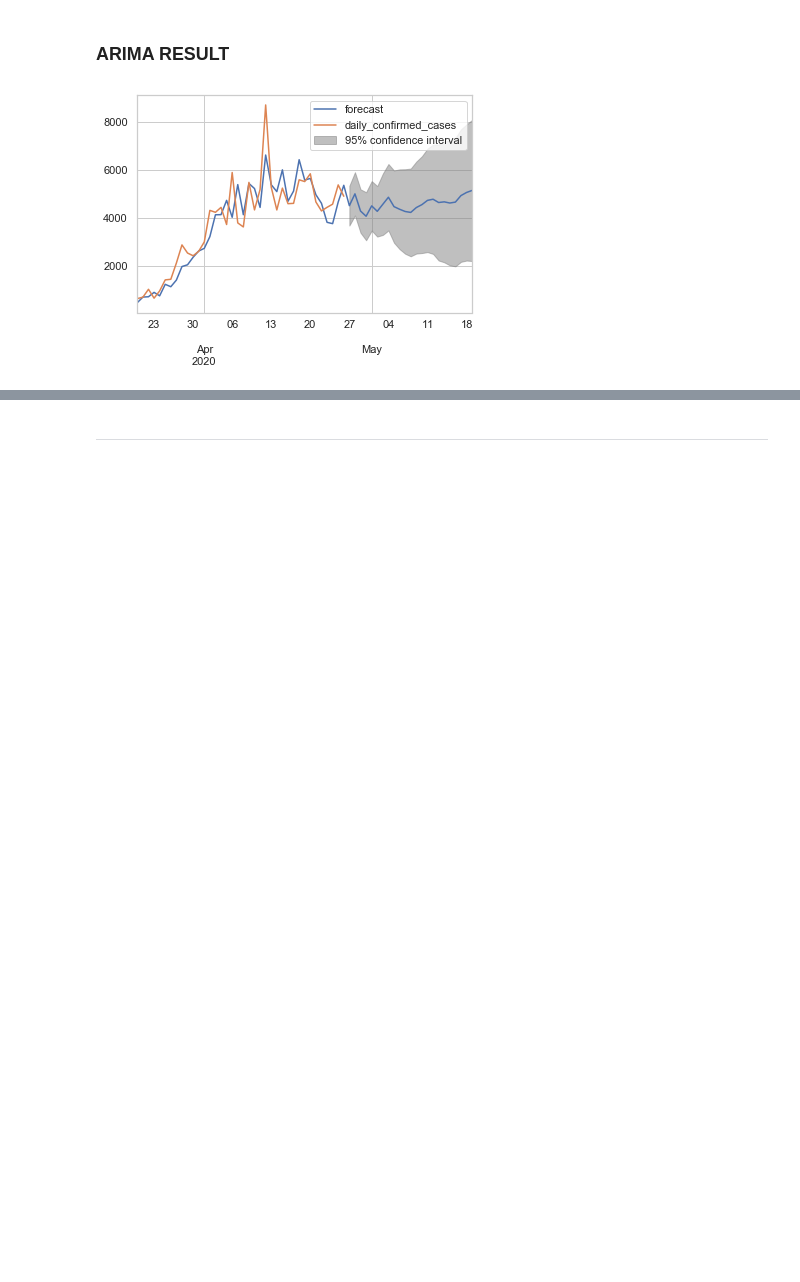
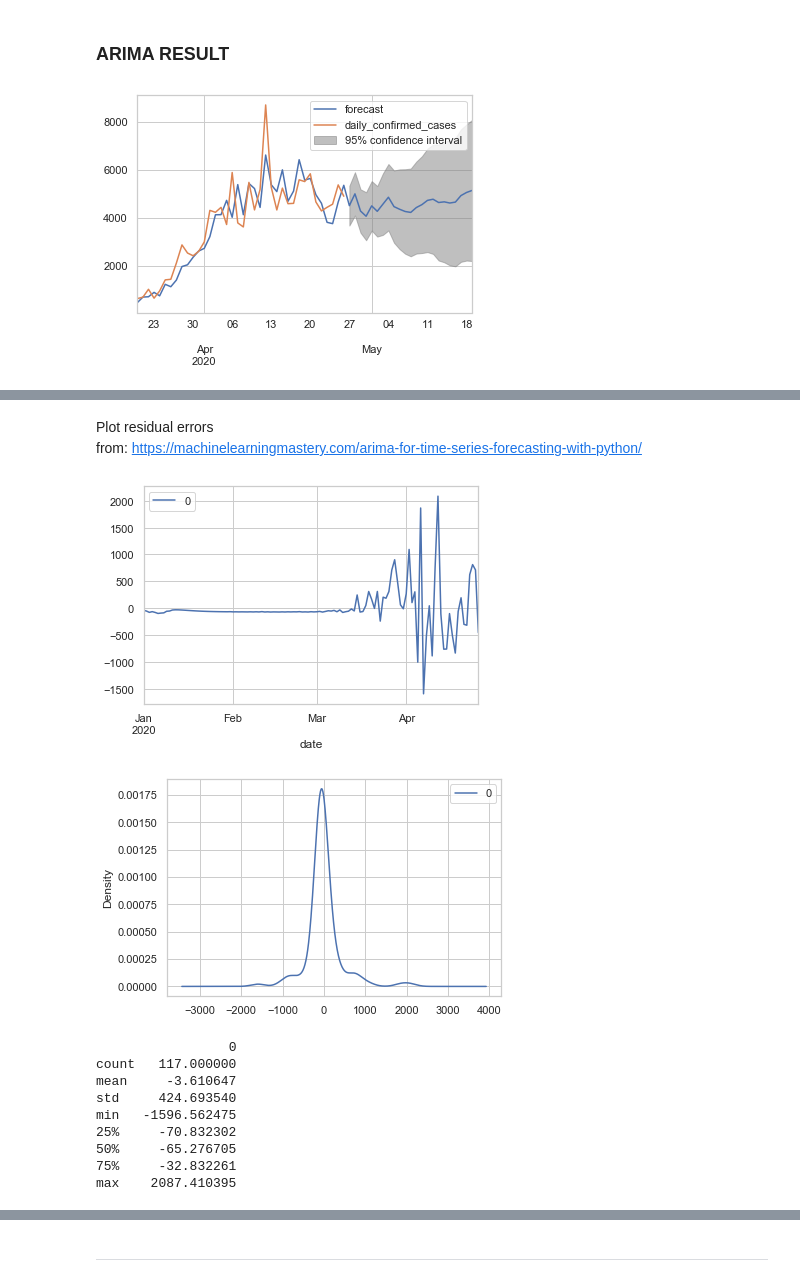
Before and after one commit to kate006naja/MachineLearningClassCode, a Jupyter notebook: project/Task2.ipynb, the cells around one changed output, grey strips where cells are left out. Saved outputs shown, nothing was run; the diff lists cells and outputs as text; code cells hidden in the pictures; blank space fills up the shorter version.

```diff
--- a/project/Task2.ipynb
+++ b/project/Task2.ipynb
@@ -264,10 +268,10 @@ The AIC for an AR order (11, 2) is : 1781.5635378747802
 # %% [markdown]
 ### ARIMA RESULT
 # %%
-model_ari2 = ARIMA(df_res, order = (11, 1, 2))
-res_ari2 = model_ari2.fit()
+model_ari = ARIMA(df_res, order = (11, 1, 2))
+res_ari = model_ari2.fit()
 
-res_ari2.plot_predict(start = 80, end = 140)
+res_ari.plot_predict(start = 80, end = 140)
 plt.show()
 # %% [output]
 [figure]
@@ -273,0 +298,22 @@ plt.show()
+# %% [markdown]
+Plot residual errors <br>
+from: https://machinelearningmastery.com/arima-for-time-series-forecasting-with-python/
+# %%
+residuals = pd.DataFrame(res_ari.resid)
+residuals.plot()
+plt.show()
+residuals.plot(kind='kde')
+plt.show()
+print(residuals.describe())
+# %% [output]
+[figure, added]
+[figure, added]
+                 0
+count   117.000000
+mean     -3.610647
+std     424.693540
+min   -1596.562475
+25%     -70.832302
+50%     -65.276705
+75%     -32.832261
+max    2087.410395
```
Also changed, not shown: parts of 23 cells of this notebook.
